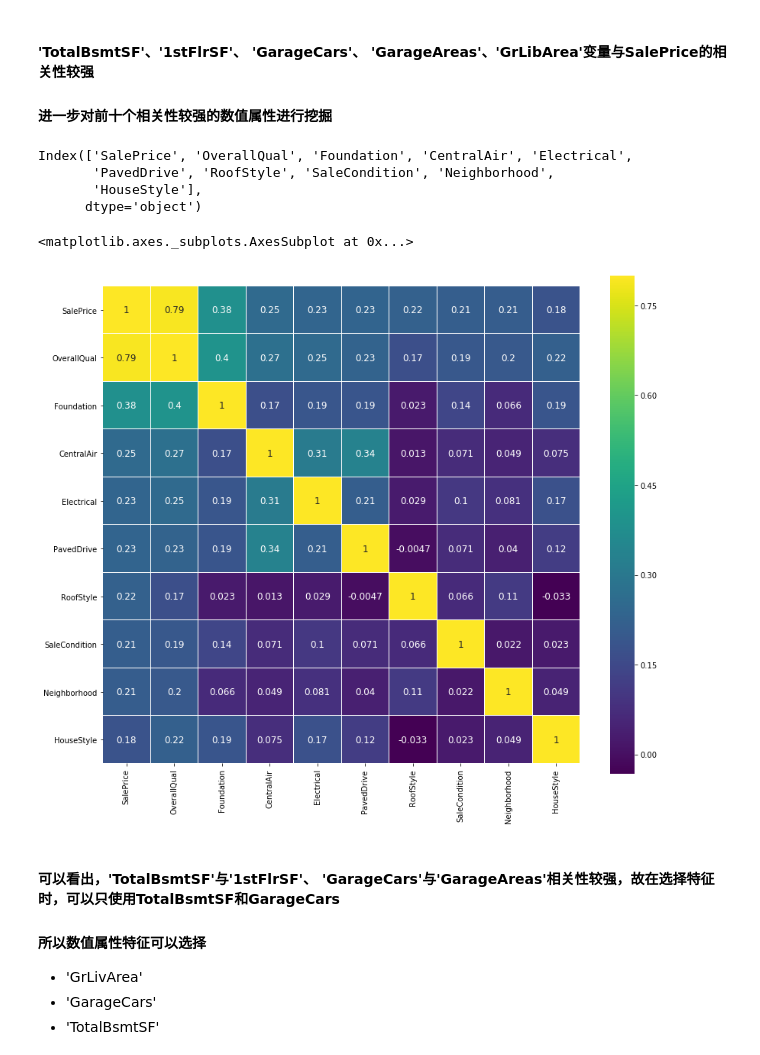
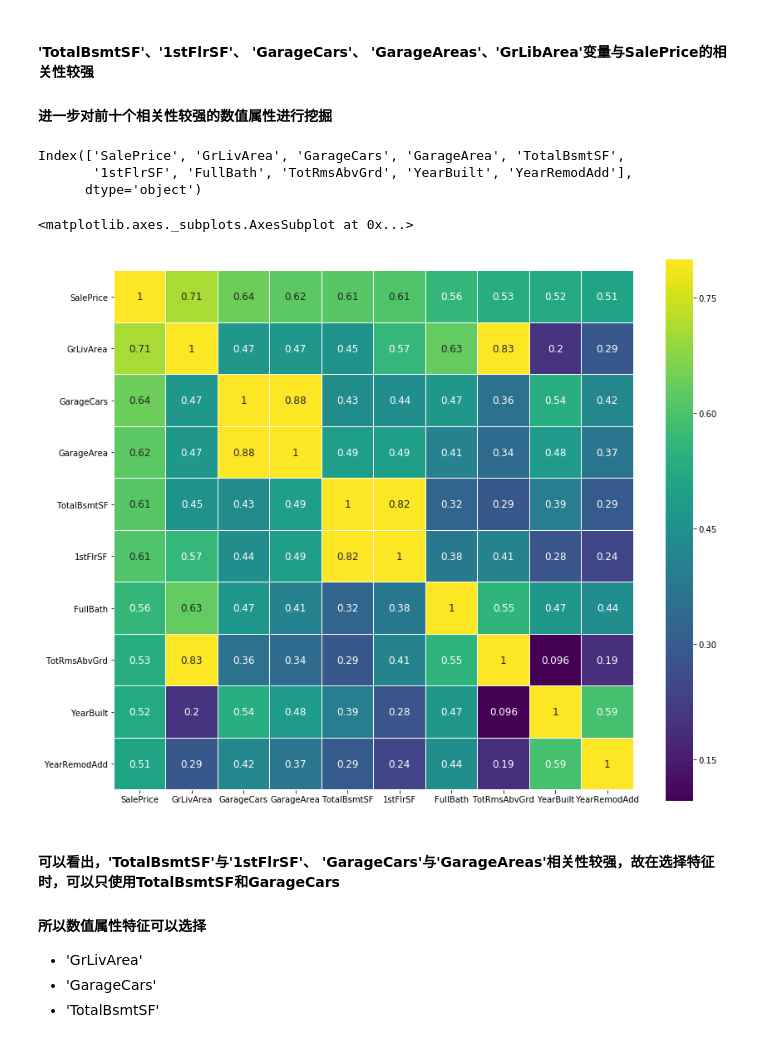
Before and after one commit to HousePricesPredictionTeam/BIT_HousePricesPredict, a Jupyter notebook: 基于多种回归方法的Kaggle房价预测.ipynb, the cells around one changed output. Saved outputs shown, nothing was run; the diff lists cells and outputs as text; code cells hidden in the pictures.

```diff
--- a/基于多种回归方法的Kaggle房价预测.ipynb
+++ b/基于多种回归方法的Kaggle房价预测.ipynb
@@ -87,3 +121,5 @@ data.shape
+# %%
+data.fillna(method='pad', inplace=True)
 # %% [markdown]
 ## 2.数据可视化探索
 # %% [markdown]
@@ -291,7 +310,7 @@ fig.tight_layout()
 # %% [markdown]
 ### 3.1绘制heatmap，查看数值属性与salePrice的相关性
 # %%
-correlation = numFeature.corr()
+correlation1 = numFeature.corr()
 # %%
 f , ax = plt.subplots(figsize = (14,12))
 plt.title('Correlation of Numeric Features with Sale Price',y=1,size=16)
@@ -304,19 +323,20 @@ sns.heatmap(correlation,square = True,  vmax=0.8)
  #### 进一步对前十个相关性较强的数值属性进行挖掘
 # %%
 k= 10
-cols = correlation.nlargest(k,'SalePrice')['SalePrice'].index
-print(cols)
-cm = np.corrcoef(data[cols].values.T)
+cols1 = correlation1.nlargest(k,'SalePrice')['SalePrice'].index
+
+
+print(cols1)
+cm = np.corrcoef(data[cols1].values.T)
 f , ax = plt.subplots(figsize = (14,12))
 sns.heatmap(cm, vmax=.8, linewidths=0.01,square=True,annot=True,cmap='viridis',
-            linecolor="white",xticklabels = cols.values ,annot_kws = {'size':12},yticklabels = cols.values)
+            linecolor="white",xticklabels = cols1.values ,annot_kws = {'size':12},yticklabels = cols1.values)
 # %% [output]
-Index(['SalePrice', 'OverallQual', 'Foundation', 'CentralAir', 'Electrical',
-       'PavedDrive', 'RoofStyle', 'SaleCondition', 'Neighborhood',
-       'HouseStyle'],
+Index(['SalePrice', 'GrLivArea', 'GarageCars', 'GarageArea', 'TotalBsmtSF',
+       '1stFlrSF', 'FullBath', 'TotRmsAbvGrd', 'YearBuilt', 'YearRemodAdd'],
       dtype='object')
 <matplotlib.axes._subplots.AxesSubplot at 0x...>
-[figure, old version]
+[figure, new version]
 # %% [markdown]
 #### 可以看出，'TotalBsmtSF'与'1stFlrSF'、 'GarageCars'与'GarageAreas'相关性较强，故在选择特征时，可以只使用TotalBsmtSF和GarageCars
 #### 所以数值属性特征可以选择
```
Also changed, not shown: parts of 72 cells of this notebook, 1 other file.
